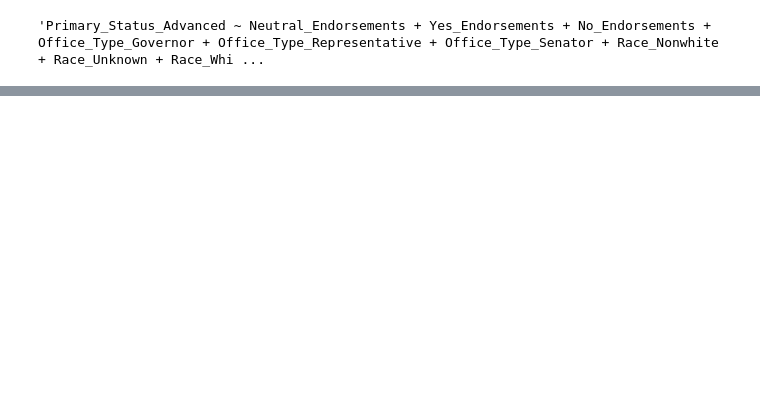
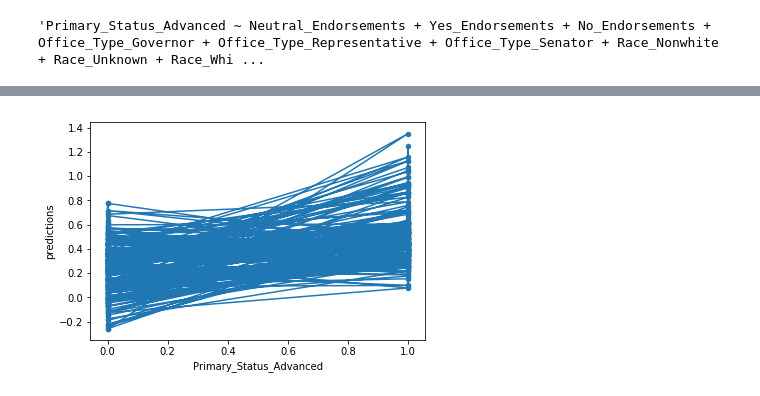
Before and after one commit to shannongatta1/info370finalproject, a Jupyter notebook: Python/julia-selection-2.ipynb, the cells around one changed output, grey strips where cells are left out. Drawn from its saved outputs; the diff is of its cells as text; code cells hidden in the pictures; blank space fills up the shorter version.

Commit message:
forward selection function failed, manually did on selection-2 file and added predictions

```diff
--- a/Python/julia-selection-2.ipynb
+++ b/Python/julia-selection-2.ipynb
@@ -66,3 +68,5 @@ OLS Regression Results
 | Kurtosis: | 1.967 | Cond. No. | 112. |
 Warnings:
 [1] Standard Errors assume that the covariance matrix of the errors is correctly specified.
+# %%
+train_features['predictions'] = multiple.predict()
@@ -68,0 +93,6 @@ Warnings:
+# %%
+train_features.plot('Primary_Status_Advanced', 'predictions', kind="scatter")
+plt.plot(train_features.Primary_Status_Advanced, train_features.predictions)
+plt.show()
+# %% [output]
+[figure, added]
```
Also changed, not shown: parts of 3 cells of this notebook, 1 other file.
